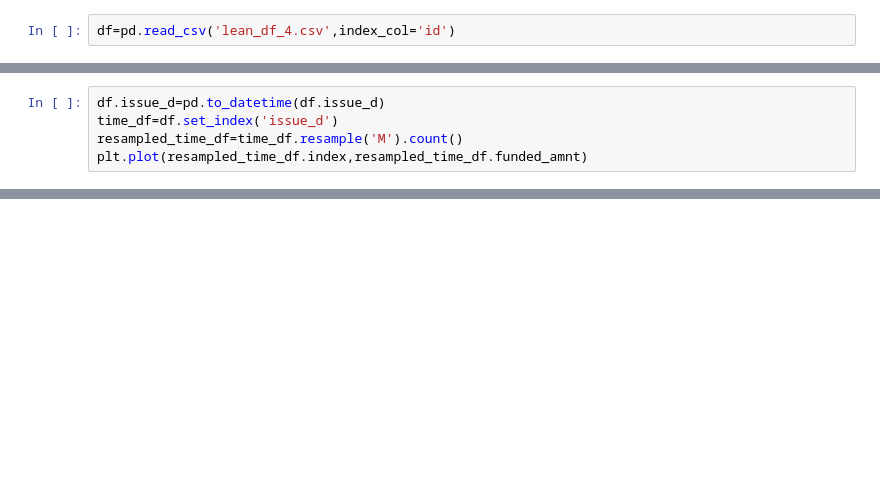
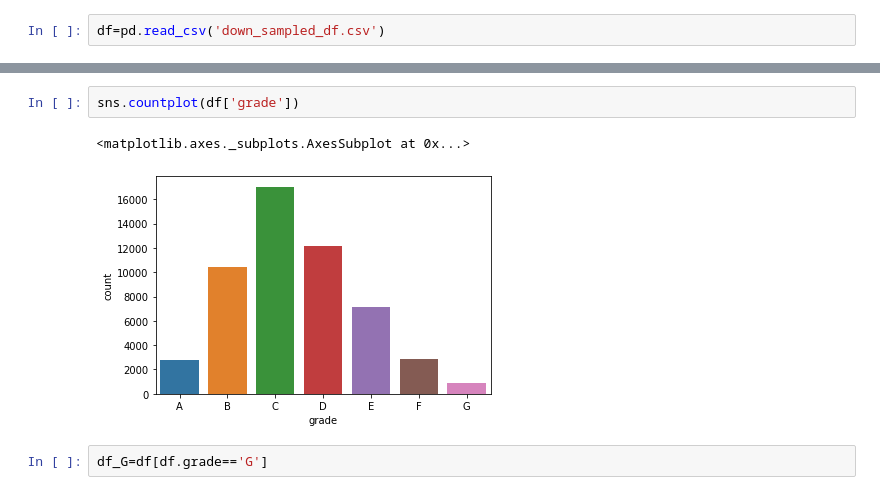
Before and after one commit to bbzou/LC_Capstone, a Jupyter notebook: Austin/Untitled.ipynb, the cells around one changed output, grey strips where cells are left out. Drawn from its saved outputs; the diff is of its cells as text; blank space fills up the shorter version.

```diff
--- a/Austin/Untitled.ipynb
+++ b/Austin/Untitled.ipynb
@@ -35,2 +22,2 @@ from sklearn import metrics
 # %%
-df=pd.read_csv('lean_df_4.csv',index_col='id')
+df=pd.read_csv('down_sampled_df.csv')
@@ -47,5 +23,0 @@ df.head()
-# %%
-df.issue_d=pd.to_datetime(df.issue_d)
-time_df=df.set_index('issue_d')
-resampled_time_df=time_df.resample('M').count()
-plt.plot(resampled_time_df.index,resampled_time_df.funded_amnt)
@@ -137,0 +61,7 @@ plt.xticks(rotation=90)
+# %%
+sns.countplot(df['grade'])
+# %% [output]
+<matplotlib.axes._subplots.AxesSubplot at 0x...>
+[figure, added]
+# %%
+df_G=df[df.grade=='G']
```
Also changed, not shown: parts of 24 cells of this notebook, 6 other files.
